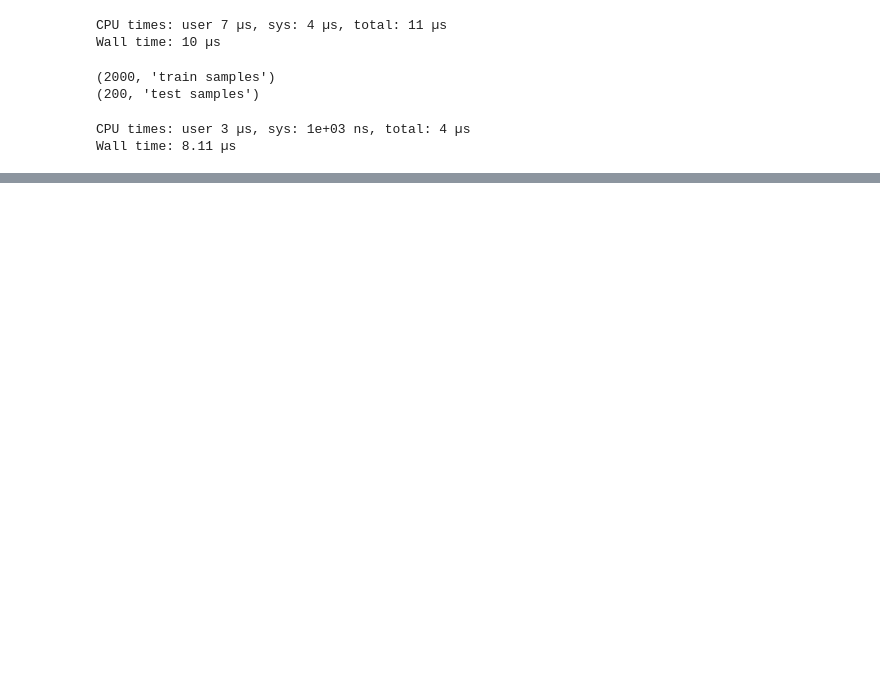
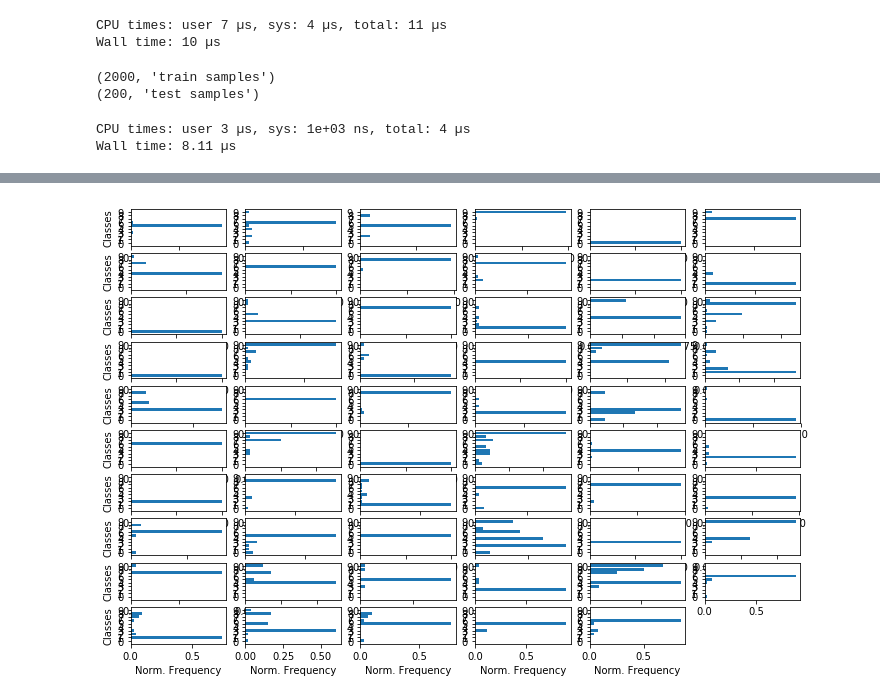
Before and after one commit to hellenlima/NN_unsup, a Jupyter notebook: MNIST_Kmeans.ipynb, the cells around one changed output, grey strips where cells are left out. Saved outputs shown, nothing was run; the diff lists cells and outputs as text; code cells hidden in the pictures; blank space fills up the shorter version.

```diff
--- a/MNIST_Kmeans.ipynb
+++ b/MNIST_Kmeans.ipynb
@@ -261,38 +261,40 @@ plt.rcParams['legend.numpoints'] = 1
 #plt.rcParams['font.weight'] = 'bold'
 #plt.rcParams['ytick.labelsize'] = 18
 
-nrows = 3
+nrows = 10
 ncols = 6
 irow = 0
 icolumn = 0
 fig, ax = plt.subplots(figsize=(12,8),nrows=nrows, ncols=ncols)
 
 for cluster in range(np.shape(cluster_centers)[0]):
     val = freq[cluster,:]/np.sum(freq[cluster,:])
     pos = np.arange(len(np.unique(np.argmax(y_train, axis=1))))
 
     ax[irow,icolumn].barh(pos,val, align='center')
     ax[irow,icolumn].get_yaxis().set_ticks(pos)
     if (irow==nrows-1):
         ax[irow,icolumn].set_xlabel('Norm. Frequency')
     if (icolumn==0):
         ax[irow,icolumn].set_ylabel('Classes')
 
     if (icolumn+1 == ncols):
         icolumn = 0
         irow = irow + 1
     else:
         icolumn = icolumn + 1
 
 if cluster < (nrows*ncols):
     for i in range(cluster,nrows*ncols-1):
         ax[irow,icolumn].set_visible(False)
 
         if (icolumn+1 == ncols):
             icolumn = 0
             irow = irow + 1
         else:
             icolumn = icolumn + 1
+# %% [output]
+[figure, added]
 # %%
 #showing character
 
```
Also changed, not shown: parts of 2 cells of this notebook.
